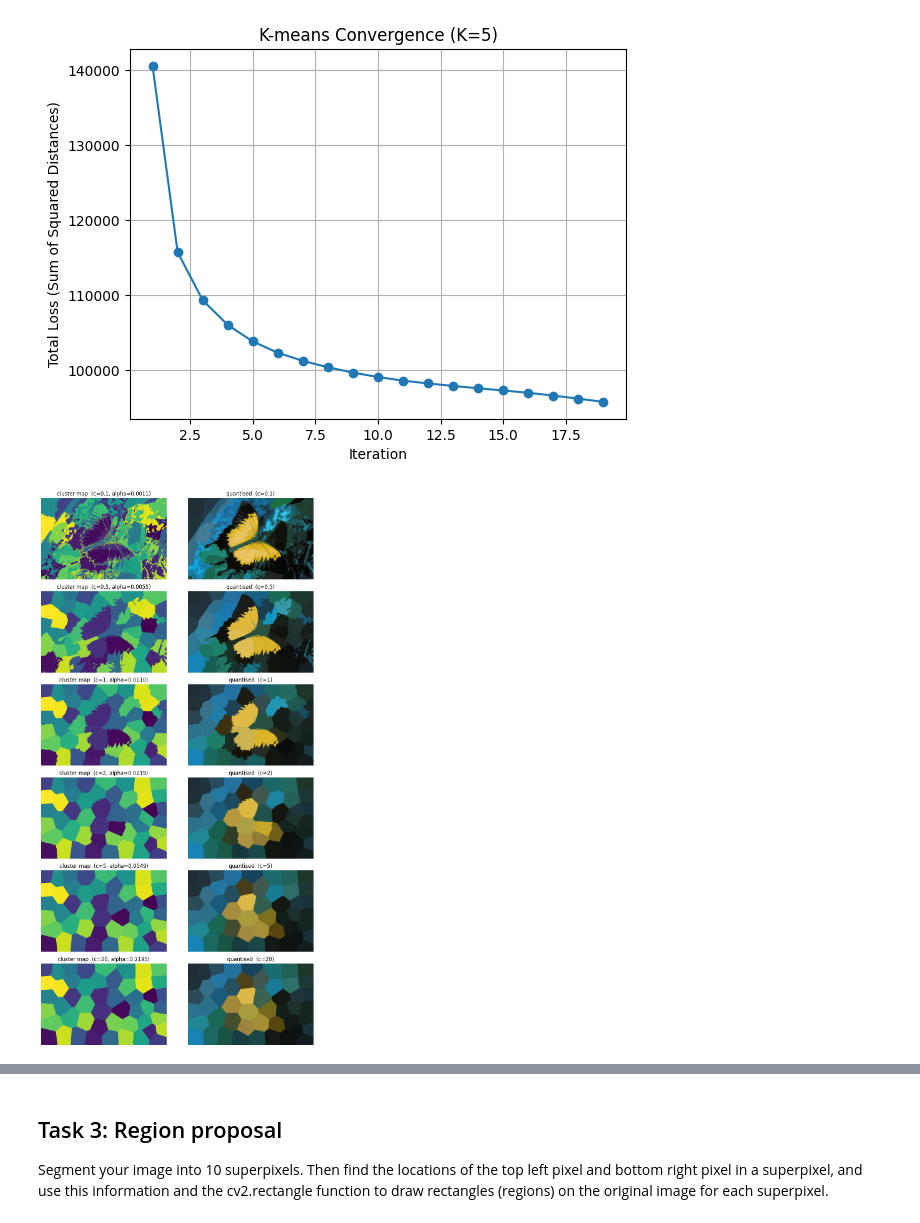
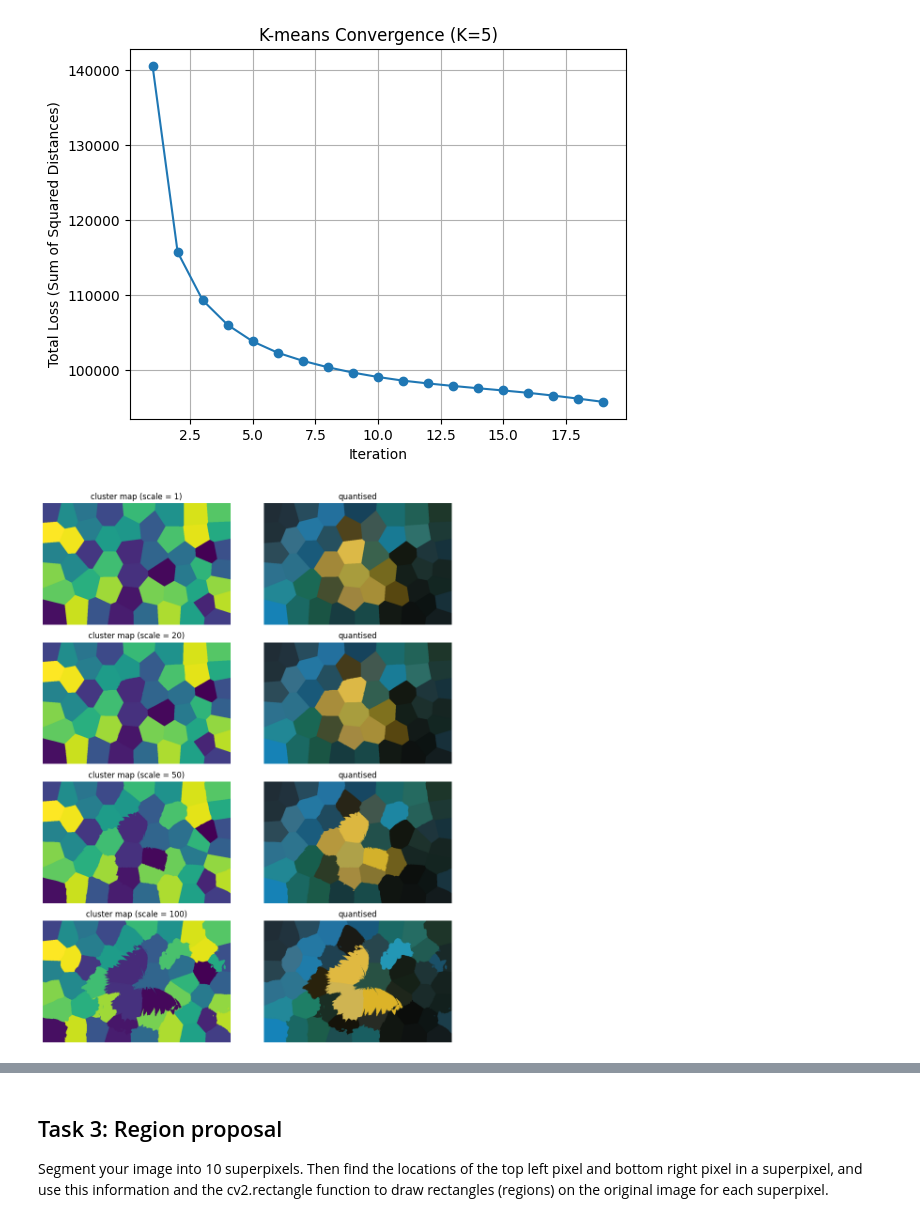
Before and after one commit to jjetxu/ECE4076, a Jupyter notebook: labs/lab3/Lab3.ipynb, the cells around one changed output, grey strips where cells are left out. Saved outputs shown, nothing was run; the diff lists cells and outputs as text; code cells hidden in the pictures.

```diff
--- a/labs/lab3/Lab3.ipynb
+++ b/labs/lab3/Lab3.ipynb
@@ -285,23 +285,27 @@ plt.show()
 # %%
 # Visualise your superpixel clustering for different scaling parameters
 K = 50
-S = np.sqrt(im.shape[0] * im.shape[1] / K)
-cs = [0.1, 0.5, 1, 2, 5, 20]
+# S = np.sqrt(im.shape[0] * im.shape[1] / K)
+# cs = [0.1, 0.5, 1, 2, 5, 20]
+scale = [1, 20, 50, 100]
 
 # plot cluster maps and quantised images for different scale values
-fig, axes = plt.subplots(len(cs), 2, figsize=(10, 3 * len(cs)))
-for row, c in enumerate(cs):
-    alpha = c / S
+fig, axes = plt.subplots(len(scale), 2, figsize=(10, 3 * len(scale)))
+for row, c in enumerate(scale):
+    alpha = 1 / c
+    # alpha = c / S
     _, cluster_idx, quant = kmeans_superpixels(im, iters=10, K=K, alpha=alpha)
 
     axes[row, 0].imshow(cluster_idx)
-    axes[row, 0].set_title(f'cluster map  (c={c}, alpha={alpha:.4f})')
+    axes[row, 0].set_title(f'cluster map (scale = {c})')
+    # axes[row, 0].set_title(f'cluster map  (c={c}, alpha={alpha:.4f}, scale={1/alpha:.0f})')
     axes[row, 0].axis('off')
 
     axes[row, 1].imshow(quant)
-    axes[row, 1].set_title(f'quantised  (c={c})')
+    axes[row, 1].set_title('quantised')
+    # axes[row, 1].set_title(f'quantised  (c={c})')
     axes[row, 1].axis('off')
 plt.tight_layout()
 plt.show()
 # %% [output]
-[figure, old version]
+[figure, new version]
```
Also changed, not shown: parts of 5 cells of this notebook.
